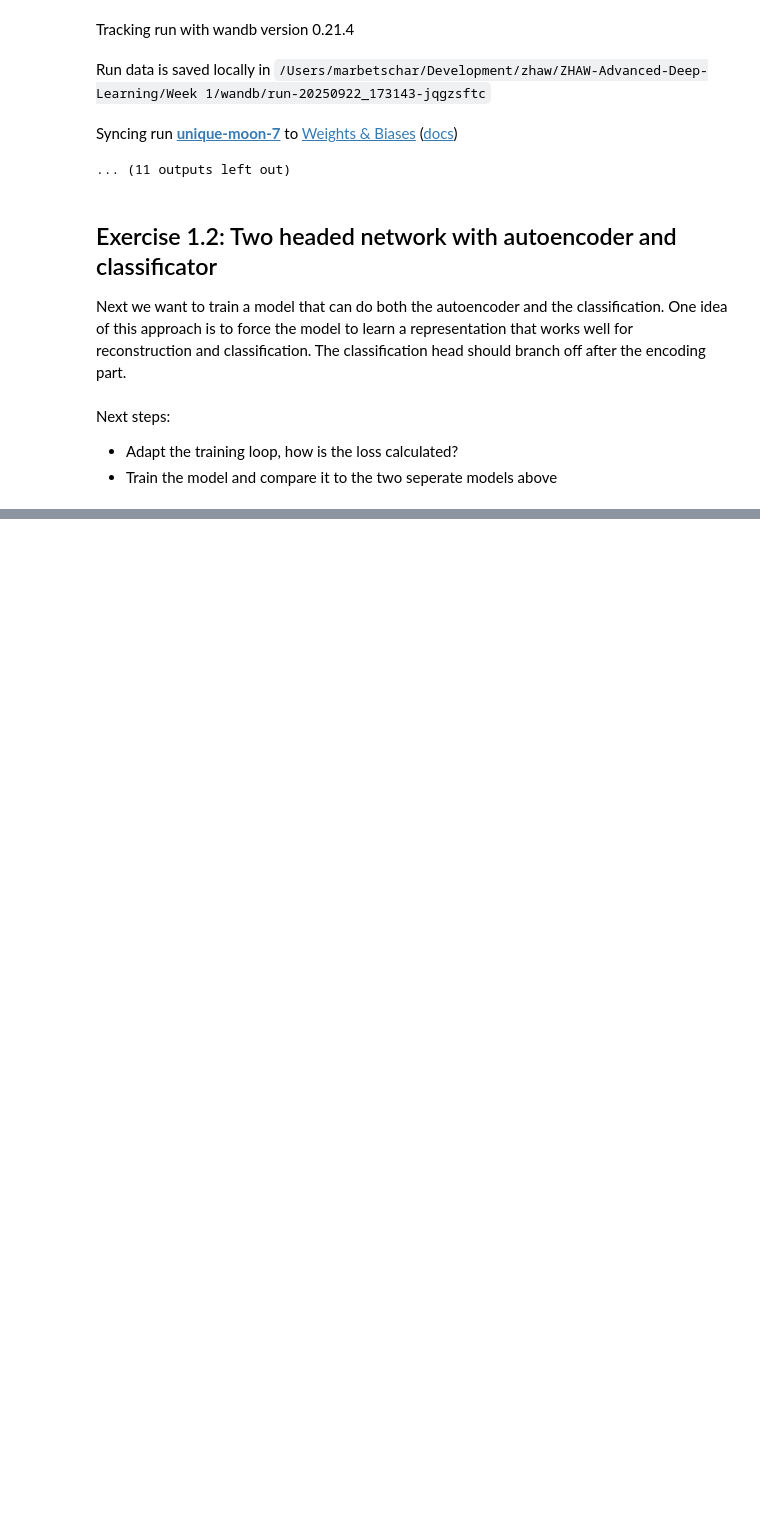
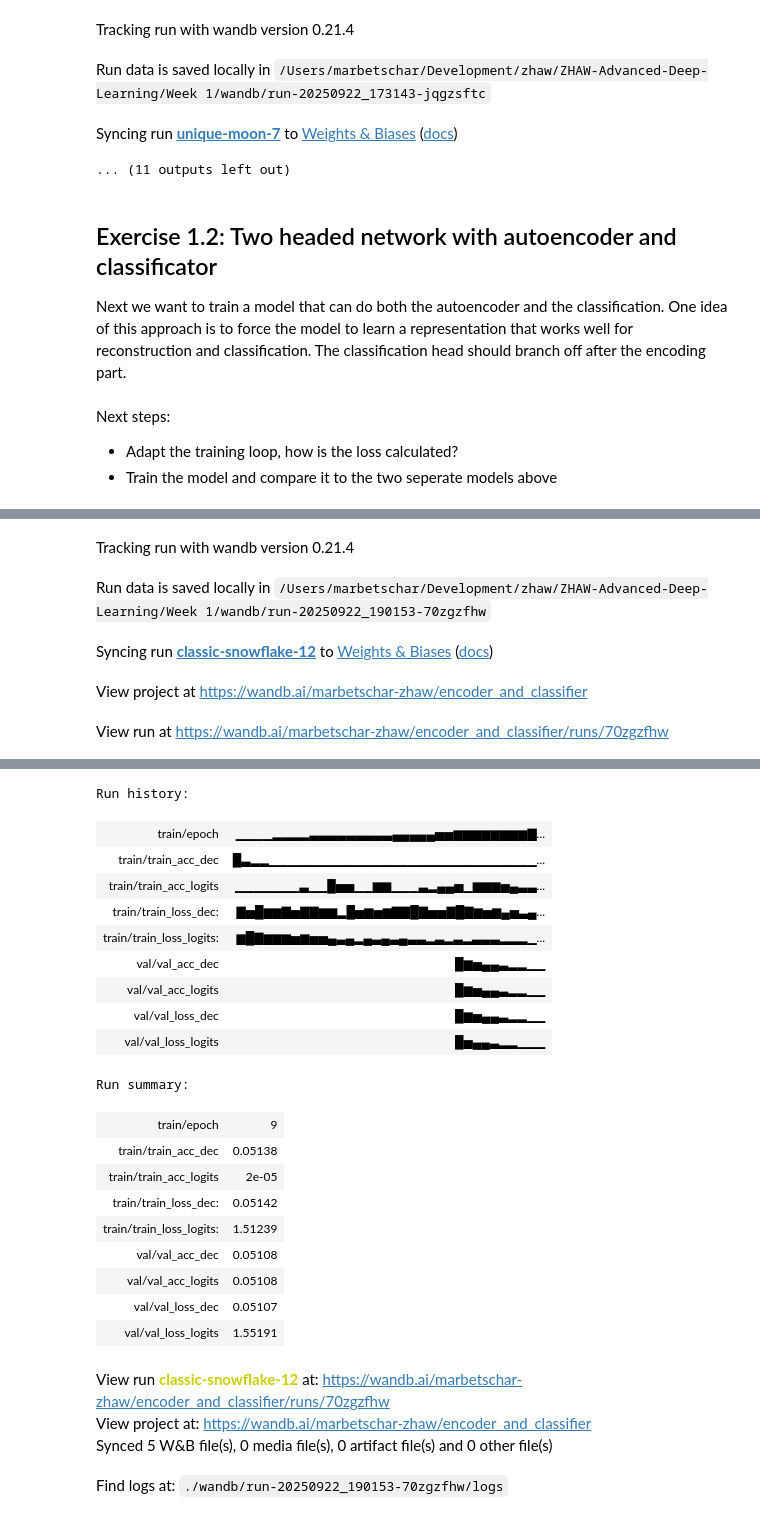
Before and after one commit to marbetschar/ZHAW-Advanced-Deep-Learning, a Jupyter notebook: Week 1/adl_ex01.ipynb, the cells around one changed output, grey strips where cells are left out. Saved outputs shown, nothing was run; the diff lists cells and outputs as text; code cells hidden in the pictures; blank space fills up the shorter version.

```diff
--- a/Week 1/adl_ex01.ipynb
+++ b/Week 1/adl_ex01.ipynb
@@ -634,20 +634,36 @@ Syncing run unique-moon-7 to Weights & Biases (docs)
 Next we want to train a model that can do both the autoencoder and the classification. One idea of this approach is to force the model to learn a representation that works well for reconstruction and classification. The classification head should branch off after the encoding part.
 # %%
 class EncoderAndClassificator(nn.Module):
-    def __init__(self, latent_dim: int):
+    def __init__(self, latent_dim: int, num_classes: int):
         super(EncoderAndClassificator,self).__init__()
         self.latent_dim = latent_dim
         self.encoder = nn.Sequential(
+            nn.Linear(28 * 28, 128),
+            nn.ReLU(),
+            nn.Linear(128, latent_dim),
             )
+
         self.decoder = nn.Sequential(
-
+            nn.Linear(latent_dim, 128),
+            nn.ReLU(),
+            nn.Linear(128, 28 * 28),
+            nn.Sigmoid()
             )
         self.classifier = nn.Sequential (
-
+            nn.Linear(latent_dim, num_classes),
+            nn.ReLU(),
+            nn.Softmax(dim=1)
         )
     def forward(self, x):
+        # Flatten (batch, input_channels, input_dim, input_dim) → (batch, input_channels * input_dim * input_dim)
+        x = x.view(x.size(0), -1)
+
         enc = self.encoder(x)
+
         dec = self.decoder(enc)
+        # Reshape back to image (batch, input_channels, input_dim, input_dim)
+        dec = dec.view(-1, 1, 28, 28)
+
         logits = self.classifier(enc)
         return dec, logits
 # %% [markdown]
@@ -656,0 +770,3 @@ Next steps:
+# %%
+train_encoder_and_classifier(epochs=10, model=model, loss_function=loss, optimizer=optimizer, metrics=metrics, device=device)
+# %% [output]
@@ -656,0 +774,5 @@ Next steps:
+Tracking run with wandb version 0.21.4
+Run data is saved locally in /Users/marbetschar/Development/zhaw/ZHAW-Advanced-Deep-Learning/Week 1/wandb/run-20250922_190153-70zgzfhw
+Syncing run classic-snowflake-12 to Weights & Biases (docs)
+View project at https://wandb.ai/marbetschar-zhaw/encoder_and_classifier
+View run at https://wandb.ai/marbetschar-zhaw/encoder_and_classifier/runs/70zgzfhw
@@ -656,0 +790,24 @@ Next steps:
+Run history:
+| train/epoch | ▁▁▁▁▂▂▂▂▃▃▃▃▃▃▃▃▃▄▄▄▄▄▅▅▆▆▆▆▆▆▆▆▇... |
+| train/train_acc_dec | █▃▂▂▁▁▁▁▁▁▁▁▁▁▁▁▁▁▁▁▁▁▁▁▁▁▁▁▁▁▁▁▁... |
+| train/train_acc_logits | ▁▁▁▁▁▁▁▃▁▁█▅▅▁▁▆▆▁▁▁▃▂▄▄▅▁▆▆▆▅▄▃▃... |
+| train/train_loss_dec: | ▇▅█▆▆▇▅▇▇▆▆▂█▅▆▅▆▇▇█▇▅▅▇█▇▆▅▆▄▅▃▄... |
+| train/train_loss_logits: | ▆█▇▆▆▆▅▆▅▅▄▃▄▂▄▃▄▃▄▃▃▂▃▂▃▂▃▃▃▂▂▂▁... |
+| val/val_acc_dec | █▆▅▄▄▃▂▂▁▁ |
+| val/val_acc_logits | █▆▅▄▄▃▂▂▁▁ |
+| val/val_loss_dec | █▆▅▄▄▃▂▂▁▁ |
+| val/val_loss_logits | █▅▄▄▃▂▂▁▁▁ |
+Run summary:
+| train/epoch | 9 |
+| train/train_acc_dec | 0.05138 |
+| train/train_acc_logits | 2e-05 |
+| train/train_loss_dec: | 0.05142 |
+| train/train_loss_logits: | 1.51239 |
+| val/val_acc_dec | 0.05108 |
+| val/val_acc_logits | 0.05108 |
+| val/val_loss_dec | 0.05107 |
+| val/val_loss_logits | 1.55191 |
+View run classic-snowflake-12 at: https://wandb.ai/marbetschar-zhaw/encoder_and_classifier/runs/70zgzfhw
+View project at: https://wandb.ai/marbetschar-zhaw/encoder_and_classifier
+Synced 5 W&B file(s), 0 media file(s), 0 artifact file(s) and 0 other file(s)
+Find logs at: ./wandb/run-20250922_190153-70zgzfhw/logs
```
Also changed, not shown: parts of 4 cells of this notebook.
